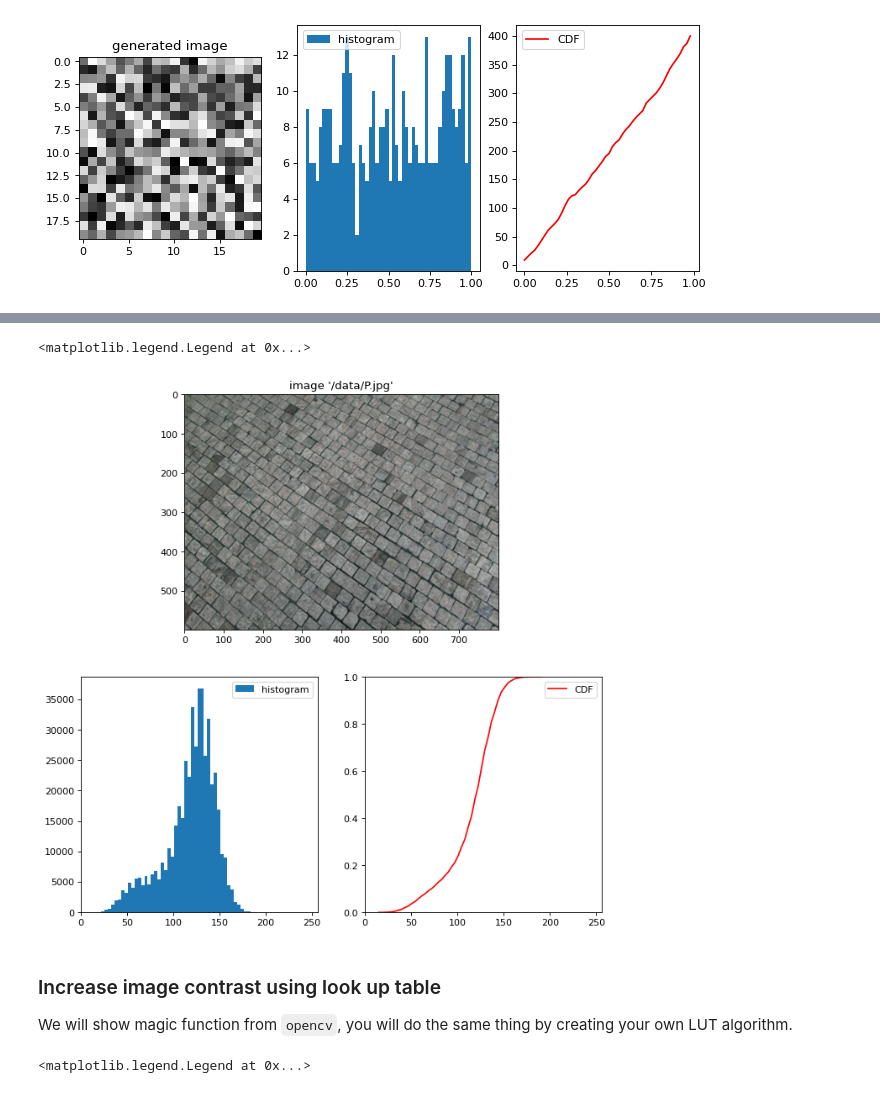
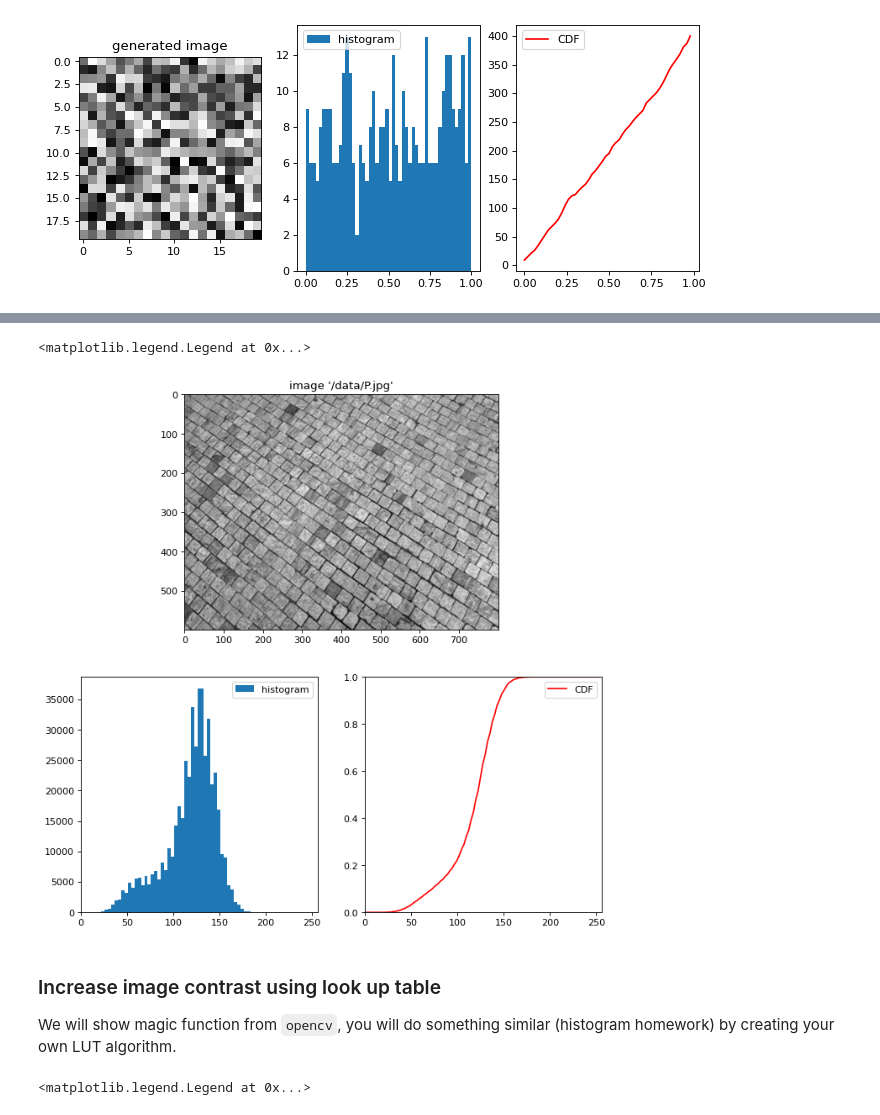
Before and after one commit to CVUT-FS-12110/Machine-Perception-and-Image-Analysis, a Jupyter notebook: src/lectures/02_histograms/histograms.ipynb, the cells around one changed output, grey strips where cells are left out. Drawn from its saved outputs; the diff is of its cells as text; code cells hidden in the pictures.

```diff
--- a/src/lectures/02_histograms/histograms.ipynb
+++ b/src/lectures/02_histograms/histograms.ipynb
@@ -56,30 +75,29 @@ grayscaled = cv.cvtColor(img, cv.COLOR_BGR2GRAY)
 # %%
-BINS = 50
-hist, bins = np.histogram(grayscaled.flatten(), bins=BINS)
+hist, bins = np.histogram(grayscaled.flatten(), bins=100, range=(0, 255))
 cdf = hist.cumsum()
 cdf_normalized = cdf / len(grayscaled.flatten())
 # %%
 plt.figure(figsize=(10,10), dpi=80)
 
 plt.subplot(211)
-plt.imshow(img, cmap="gray")
+plt.imshow(grayscaled, cmap="gray")
 plt.title(("image '/data/P.jpg'"))
 
 plt.subplot(223)
 plt.hist(grayscaled.flatten(), bins=50, label="histogram")
 plt.xlim((0,256))
 plt.legend()
 
 plt.subplot(224)
 plt.plot(bins[:-1], cdf_normalized, color="r", label="CDF")
 plt.xlim((0,256))
 plt.ylim((0,1))
 plt.legend()
 # %% [output]
 <matplotlib.legend.Legend at 0x...>
-[figure, old version]
+[figure, new version]
 # %% [markdown]
 ### Increase image contrast using look up table
 
-We will show magic function from `opencv`, you will do the same thing by creating your own LUT algorithm.
+We will show magic function from `opencv`, you will do something similar (histogram homework) by creating your own LUT algorithm.
 # %%
```
Also changed, not shown: parts of 24 cells of this notebook.
